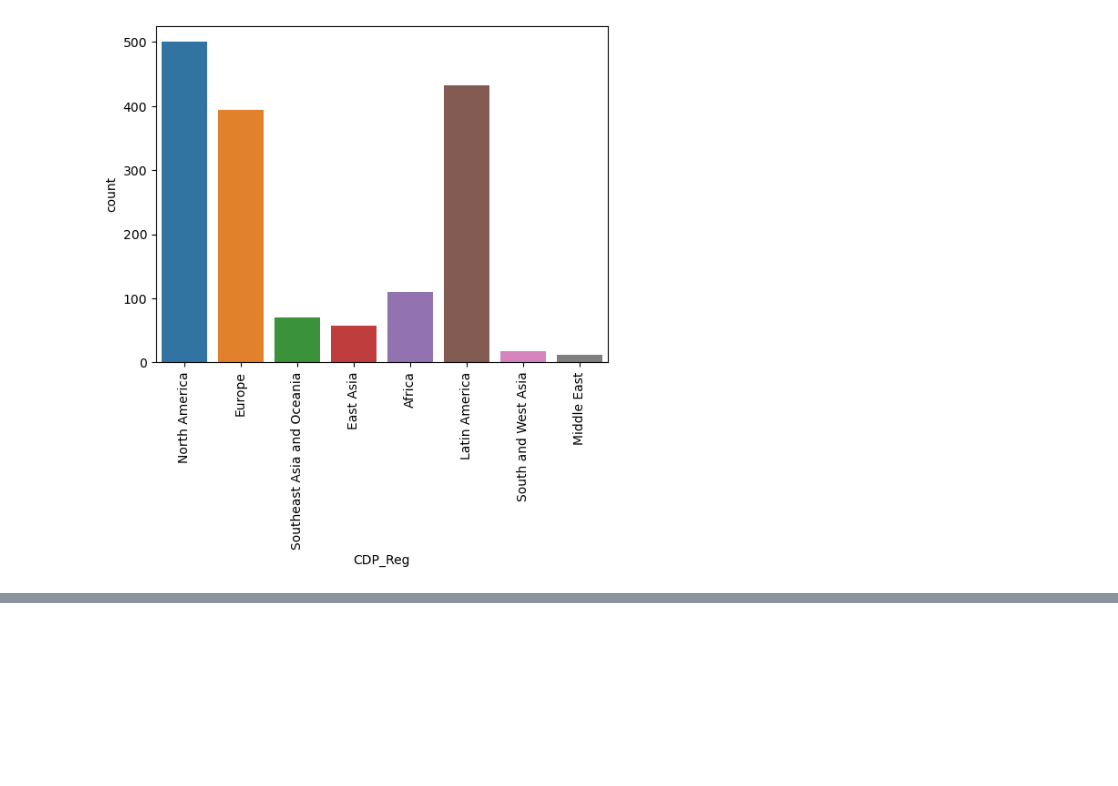
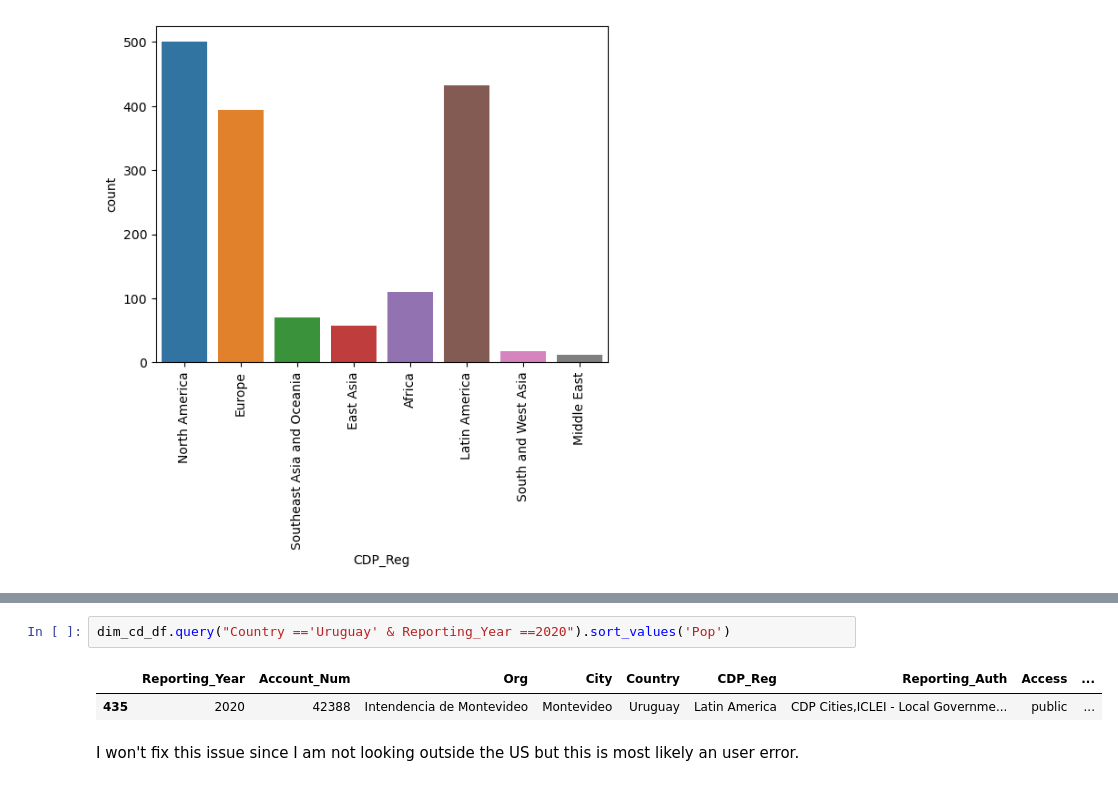
Before and after one commit to mgargiulo07/Springboard-Data-Science-Course, a Jupyter notebook: Capstone_Projects/Capstone_3/Notebooks/02_EDA.ipynb, the cells around one changed output, grey strips where cells are left out. Saved outputs shown, nothing was run; the diff lists cells and outputs as text; blank space fills up the shorter version.

```diff
--- a/Capstone_Projects/Capstone_3/Notebooks/02_EDA.ipynb
+++ b/Capstone_Projects/Capstone_3/Notebooks/02_EDA.ipynb
@@ -70,0 +71,7 @@ dim_cd_df.groupby('Country')['Pop'].sum().sort_values(ascending=False).head(30).
+# %%
+dim_cd_df.query("Country =='Uruguay' & Reporting_Year ==2020").sort_values('Pop')
+# %% [output]
+|  | Reporting_Year | Account_Num | Org | City | Country | CDP_Reg | Reporting_Auth | Access | ... |
+| 435 | 2020 | 42388 | Intendencia de Montevideo | Montevideo | Uruguay | Latin America | CDP Cities,ICLEI - Local Governme... | public | ... |
+# %% [markdown]
+I won't fix this issue since I am not looking outside the US but this is most likely an user error.
```
Also changed, not shown: parts of 2 cells of this notebook, 6 other files.
